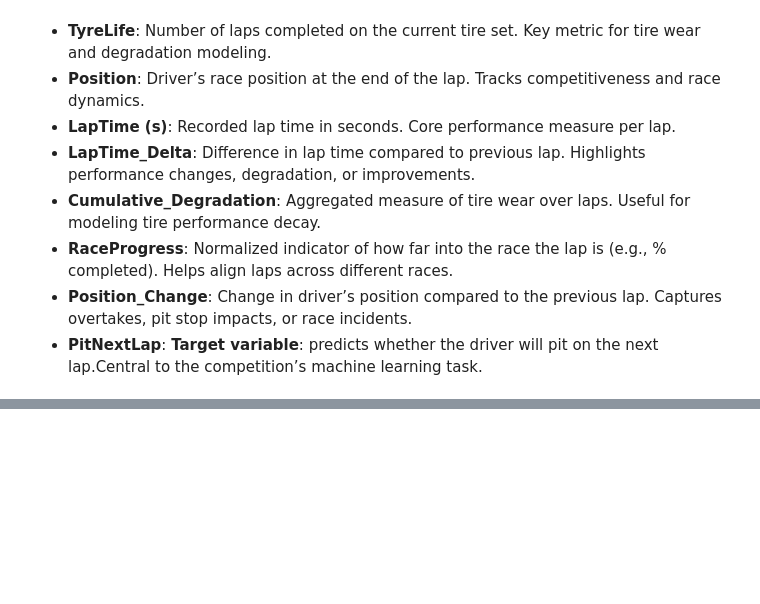
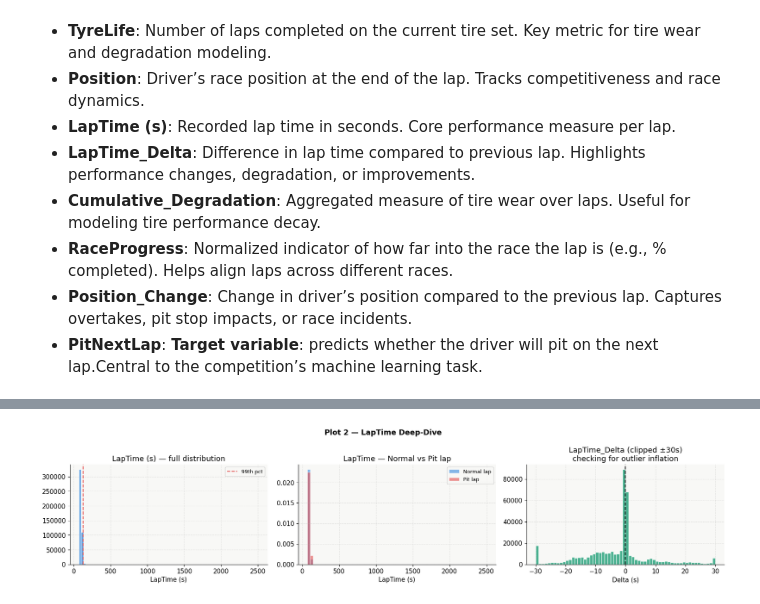
Before and after one commit to Prashant-Kumar-Codes/Machine-Learning-With-Scikit-Learn, a Jupyter notebook: Projects/Codes/5_F1_Pit_Stops/F1_Pit_Stops.ipynb, the cells around one changed output, grey strips where cells are left out. Drawn from its saved outputs; the diff is of its cells as text; code cells hidden in the pictures; blank space fills up the shorter version.

```diff
--- a/Projects/Codes/5_F1_Pit_Stops/F1_Pit_Stops.ipynb
+++ b/Projects/Codes/5_F1_Pit_Stops/F1_Pit_Stops.ipynb
@@ -155,0 +401,56 @@ TARGET = 'PitNextLap'
+# %%
+# ╔══════════════════════════════════════════════════════════════╗
+# ║  PLOT 2 — LapTime deep-dive (the most important feature)    ║
+# ╚══════════════════════════════════════════════════════════════╝
+"""
+WHY:
+  LapTime std = 19.77s is extremely high for F1 (normal variation
+  is ~0.3–1s per lap). This means outlier laps (safety cars,
+  pit in-laps, VSC) are massively inflating the std.
+  If you feed raw LapTime to a model, those outlier laps will
+  dominate training and destroy signal.
+
+WHAT TO LOOK FOR:
+  - Main distribution peak around 80–100s (clean laps)
+  - Secondary peak or long tail at 120–150s+ (pit laps / SC laps)
+  - In-lap before pitting is always much slower → LapTime on the
+    lap BEFORE PitNextLap=1 should be roughly normal
+  - The lap WHERE PitStop=1 will have massively elevated LapTime
+
+WHAT TO DO AFTER:
+  → Create flag: train_df['is_slow_lap'] = (train_df['LapTime (s)'] > threshold)
+  → Remove or cap pit in-laps when analyzing degradation
+  → Consider LapTime_Delta instead of raw LapTime as a feature
+    (it normalises out circuit length differences)
+"""
+fig, axes = plt.subplots(1, 3, figsize=(17, 4))
+fig.suptitle('Plot 2 — LapTime Deep-Dive', fontsize=13, fontweight='bold')
+
+# Full distribution
+axes[0].hist(train_df['LapTime (s)'], bins=80, color=C_BLUE, alpha=0.8, edgecolor='white')
+axes[0].set_title('LapTime (s) — full distribution')
+axes[0].set_xlabel('LapTime (s)')
+axes[0].axvline(train_df['LapTime (s)'].quantile(0.99), color=C_RED,
+                linestyle='--', label='99th pct')
+axes[0].legend(fontsize=9)
+
+# Split by PitStop (pit laps vs normal laps)
+for val, lbl, color in [(0, 'Normal lap', C_BLUE), (1, 'Pit lap', C_RED)]:
+    axes[1].hist(train_df[train_df['PitStop'] == val]['LapTime (s)'],
+                 bins=60, alpha=0.6, label=lbl, color=color,
+                 edgecolor='white', density=True)
+axes[1].set_title('LapTime — Normal vs Pit lap')
+axes[1].set_xlabel('LapTime (s)')
+axes[1].legend(fontsize=9)
+
+# LapTime_Delta distribution (should be centered near 0)
+axes[2].hist(train_df['LapTime_Delta'].clip(-30, 30), bins=60,
+             color=C_GREEN, alpha=0.8, edgecolor='white')
+axes[2].axvline(0, color='black', linewidth=1.5, linestyle='--')
+axes[2].set_title('LapTime_Delta (clipped ±30s)\nchecking for outlier inflation')
+axes[2].set_xlabel('Delta (s)')
+
+plt.tight_layout()
+plt.show()
+# %% [output]
+[figure, added]
```
Also changed, not shown: parts of 77 cells of this notebook.
